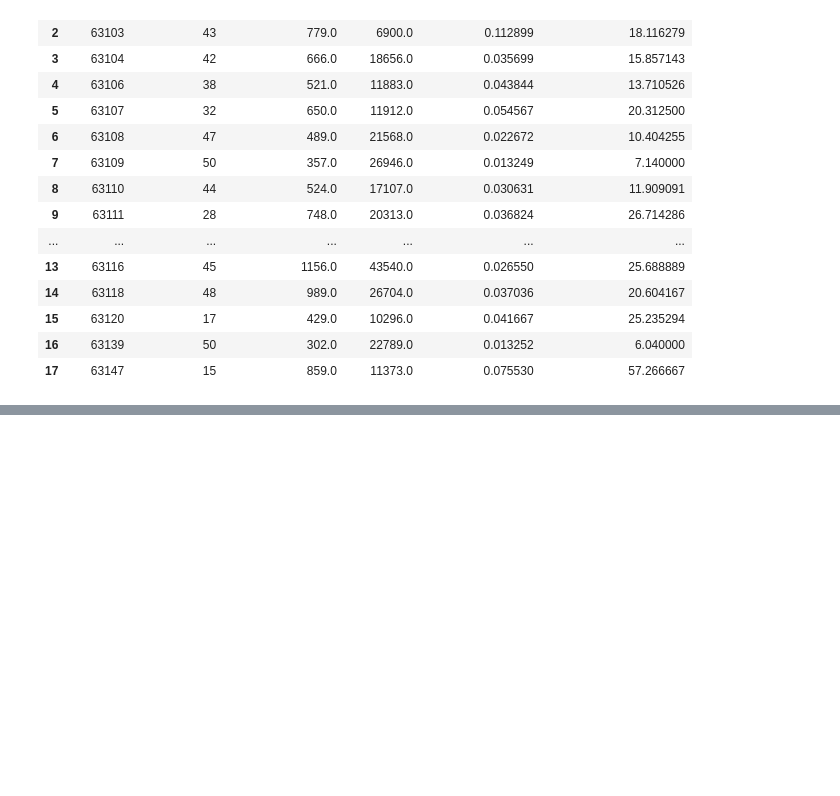
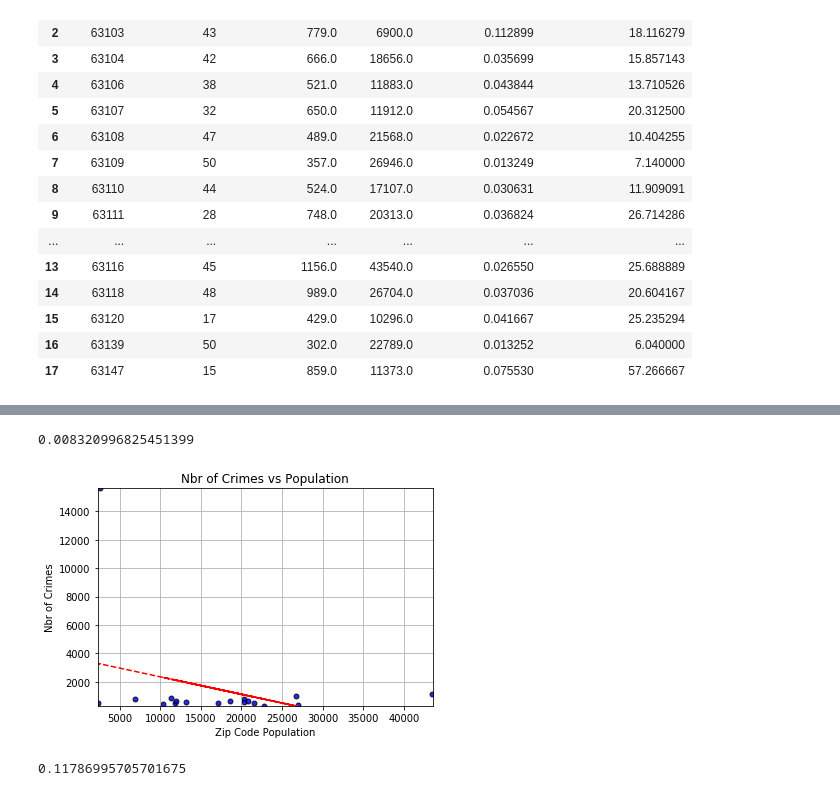
Before and after one commit to lonnykramer/project_one, a Jupyter notebook: project_code/liquor_store_project-Copy1.ipynb, the cells around one changed output, grey strips where cells are left out. Cells and saved outputs as stored; diff of their text form; code cells hidden in the pictures; blank space fills up the shorter version.

```diff
--- a/project_code/liquor_store_project-Copy1.ipynb
+++ b/project_code/liquor_store_project-Copy1.ipynb
@@ -448,0 +582,58 @@ zip_final_df
+# %%
+# a method to calculate r2
+
+coefficient_of_dermination = r2_score(y_axis, p(x_axis))
+coefficient_of_dermination
+# %% [output]
+0.008320996825451399
+# %%
+# Scatter Plot Crimes vs All Population
+x_axis = zip_final_df['Population']
+y_axis = zip_final_df['Crimes Committed']
+min_pop = zip_final_df['Population'].min()
+max_pop = zip_final_df['Population'].max()
+min_crimes = zip_final_df['Crimes Committed'].min()
+max_crimes = zip_final_df['Crimes Committed'].max()
+
+#print(x_axis)
+#print(y_axis)
+#print(min_stores)
+#print(max_stores)
+#print(min_crimes)
+#print(max_crimes)
+
+plt.scatter(x_axis, y_axis, marker="o", facecolor="blue",
+            edgecolor="black", alpha=0.85, s=24)
+plt.grid()
+plt.title("Nbr of Crimes vs Population")
+x_label = "Zip Code Population"
+y_label = "Nbr of Crimes"
+plt.xlabel(x_label)
+plt.ylabel(y_label)
+plt.xlim(min_pop-1, max_pop+1)
+plt.ylim(min_crimes-1, max_crimes+1)
+
+###
+
+#Trendline in matplotlib
+z = np.polyfit(x_axis, y_axis, 1)
+p = np.poly1d(z)
+plt.plot(x_axis,p(x_axis),"r--")
+
+
+###
+
+# Save Figure
+plt.savefig("Crime_Pop_Plot")
+
+# Show plot - example
+plt.show()
+# %% [output]
+[figure, added]
+# %%
+# a method to calculate r2
+
+coefficient_of_dermination = r2_score(y_axis, p(x_axis))
+coefficient_of_dermination
+# %% [output]
+0.11786995705701675
```
Also changed, not shown: parts of 10 cells of this notebook.
